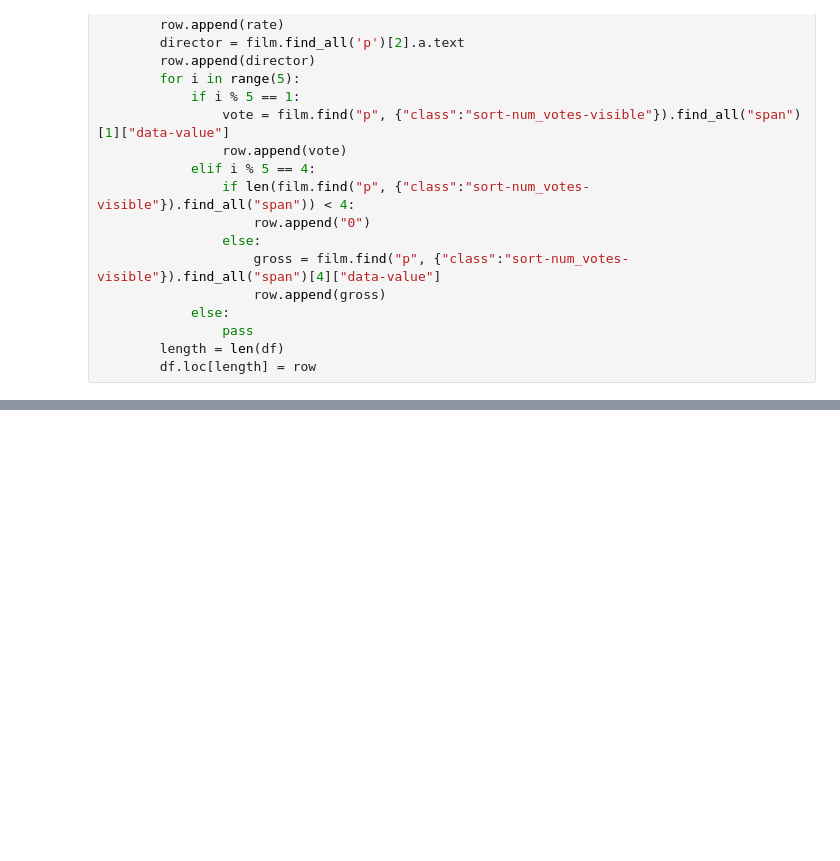
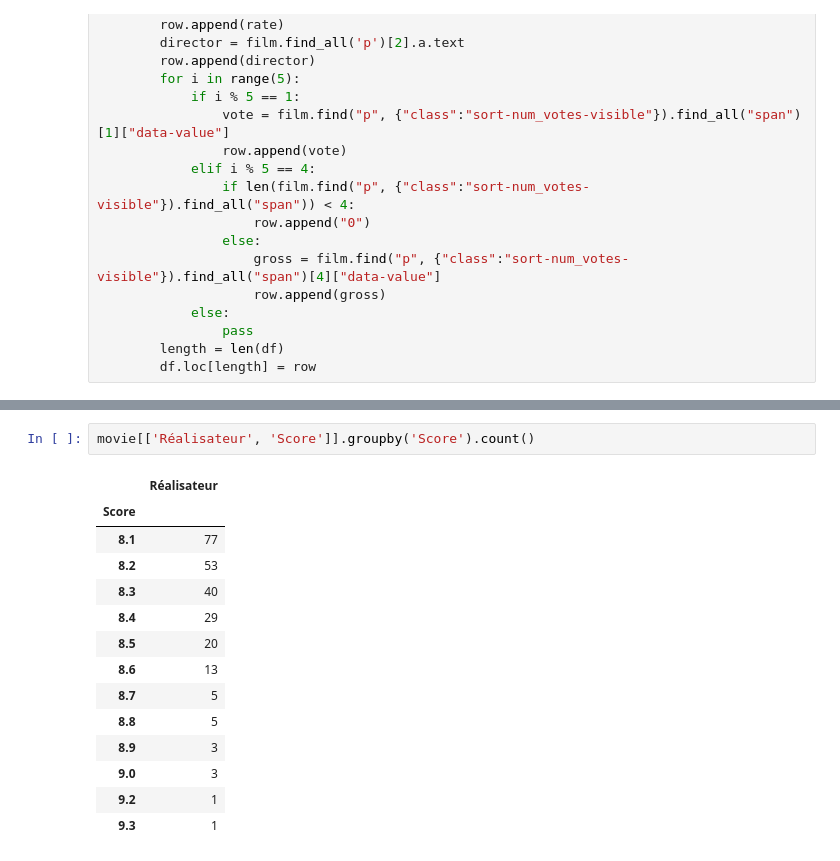
Before and after one commit to clement-camara/imdb-scrapping, a Jupyter notebook: ScrapingIMDB.ipynb, the cells around one changed output, grey strips where cells are left out. Saved outputs shown, nothing was run; the diff lists cells and outputs as text; blank space fills up the shorter version.

```diff
--- a/ScrapingIMDB.ipynb
+++ b/ScrapingIMDB.ipynb
@@ -63,0 +107,17 @@ df
+# %%
+movie[['Réalisateur', 'Score']].groupby('Score').count()
+# %% [output]
+|  | Réalisateur |
+| Score |  |
+| 8.1 | 77 |
+| 8.2 | 53 |
+| 8.3 | 40 |
+| 8.4 | 29 |
+| 8.5 | 20 |
+| 8.6 | 13 |
+| 8.7 | 5 |
+| 8.8 | 5 |
+| 8.9 | 3 |
+| 9.0 | 3 |
+| 9.2 | 1 |
+| 9.3 | 1 |
```
Also changed, not shown: parts of 11 cells of this notebook, 1 other file.
